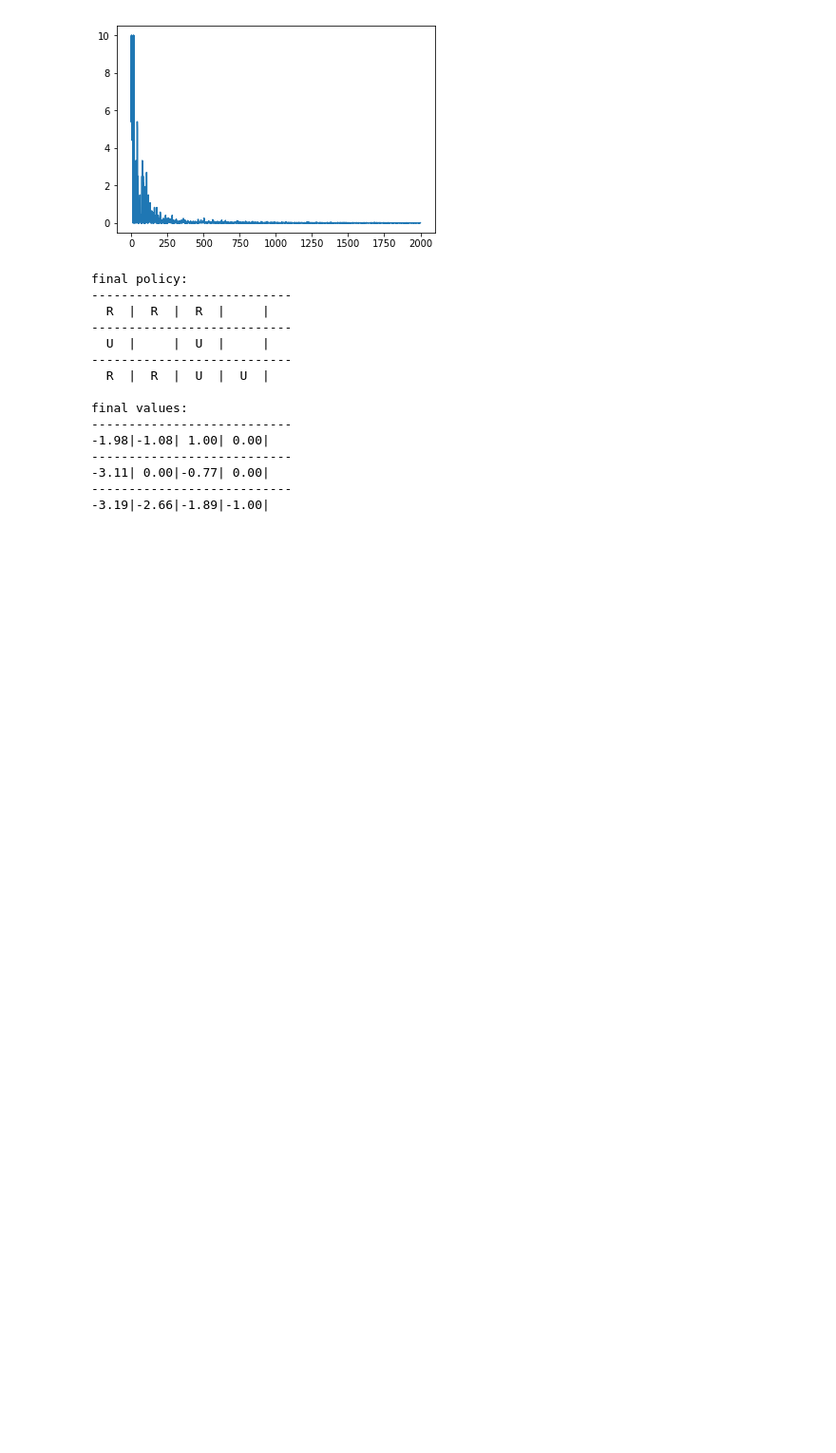
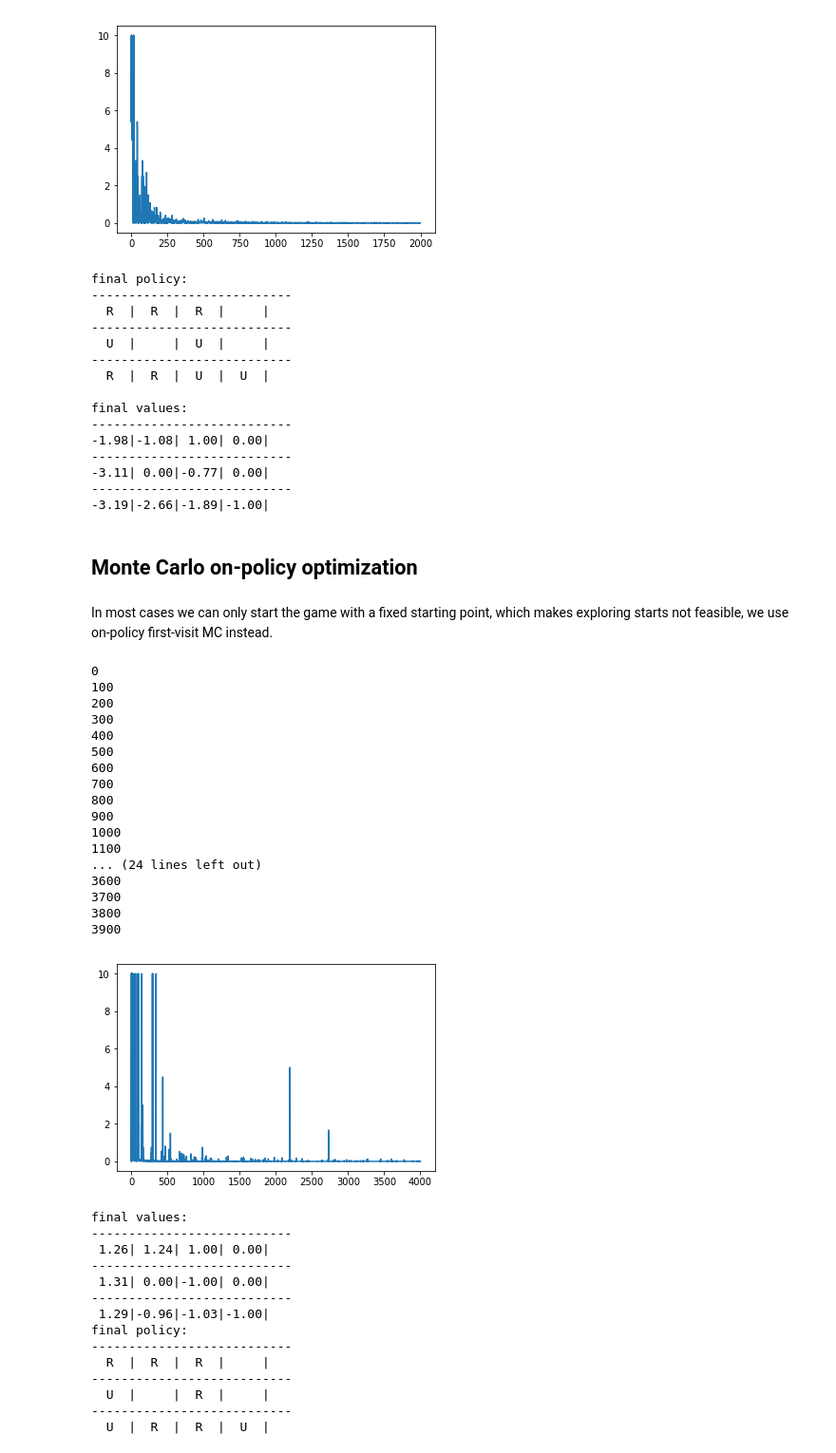
Before and after one commit to crazywooooorm/MLPractice, a Jupyter notebook: ReL/grid_world/grid_world.ipynb, the cells around one changed output. Shown at 95% size. Saved outputs shown, nothing was run; the diff lists cells and outputs as text; code cells hidden in the pictures; blank space fills up the shorter version.

Commit message:
monte carlo method without exploring starts

```diff
--- a/ReL/grid_world/grid_world.ipynb
+++ b/ReL/grid_world/grid_world.ipynb
@@ -573,3 +573,7 @@ final values:
 -3.11| 0.00|-0.77| 0.00|
 ---------------------------
 -3.19|-2.66|-1.89|-1.00|
+# %% [markdown]
+## Monte Carlo on-policy optimization
+# %% [markdown]
+In most cases we can only start the game with a fixed starting point, which makes exploring starts not feasible, we use on-policy first-visit MC instead.
@@ -575,0 +591,39 @@ final values:
+# %%
+def play_game_no_es(g, p):
+    # fix starting point
+    s = (2, 0)
+    g.set_state(s)
+    a = random_action(p[s])
+    states_actions_rewards = [(s, a, 0)]
+    seen_states = set()
+    seen_states.add(s)
+
+    while True:
+        r = g.move(a)
+        s = g.current_state()
+        # given the epsilon setting, the agent shouldn't end up bumping the wall all time
+        # but implementing this can help increase the efficiency
+        # give a very big punishment for bumping to wall
+        if s in seen_states:
+            states_actions_rewards.append((s, None, -10))
+            break
+        elif g.game_over():
+            states_actions_rewards.append((s, None, r))
+            break
+        else:
+            a = random_action(p[s])
+            states_actions_rewards.append((s, a, r))
+            seen_states.add(s)
+
+    G = 0
+    states_actions_returns = []
+    first = True
+    for s, a, r in reversed(states_actions_rewards):
+        if first:
+            first = False
+        else:
+            states_actions_returns.append((s, a, G))
+        G = r + gamma * G
+
+    states_actions_returns.reverse()
+    return states_actions_returns
@@ -575,0 +681,35 @@ final values:
+# %%
+MC_no_es()
+# %% [output]
+0
+100
+200
+300
+400
+500
+600
+700
+800
+900
+1000
+1100
+... (24 lines left out)
+3600
+3700
+3800
+3900
+[figure, added]
+final values:
+---------------------------
+ 1.26| 1.24| 1.00| 0.00|
+---------------------------
+ 1.31| 0.00|-1.00| 0.00|
+---------------------------
+ 1.29|-0.96|-1.03|-1.00|
+final policy:
+---------------------------
+  R  |  R  |  R  |     |
+---------------------------
+  U  |     |  R  |     |
+---------------------------
+  U  |  R  |  R  |  U  |
```
Also changed, not shown: parts of 2 cells of this notebook.
